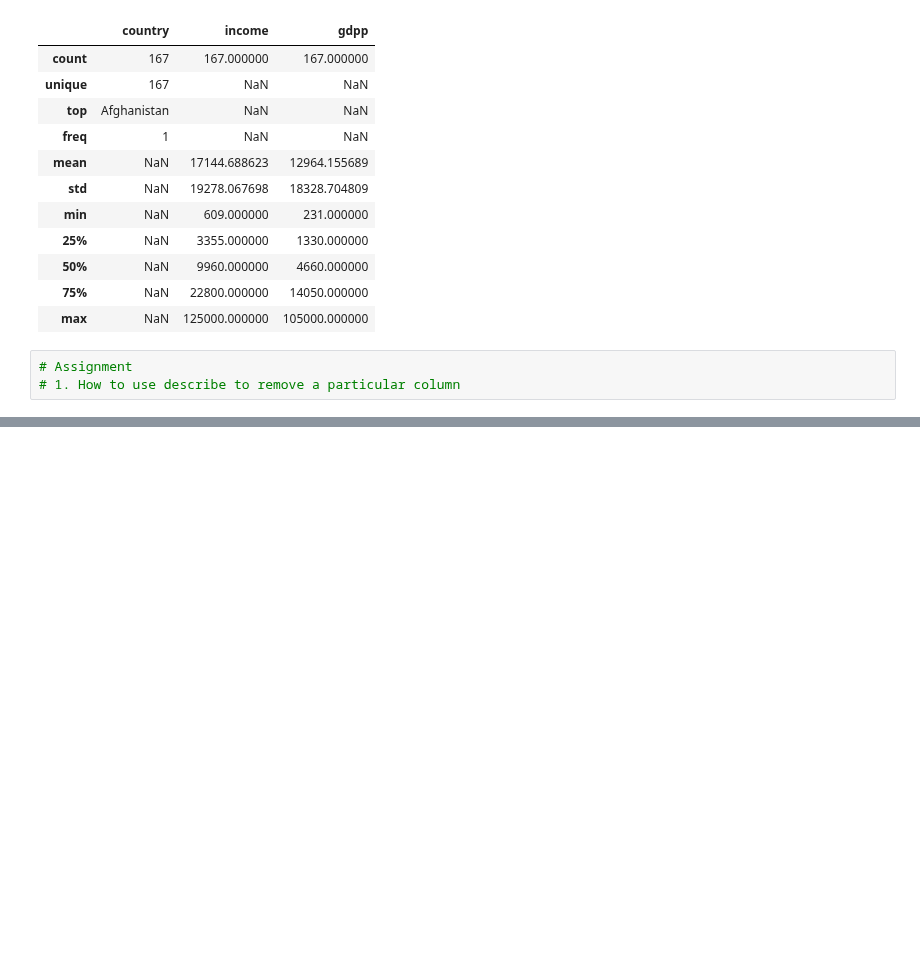
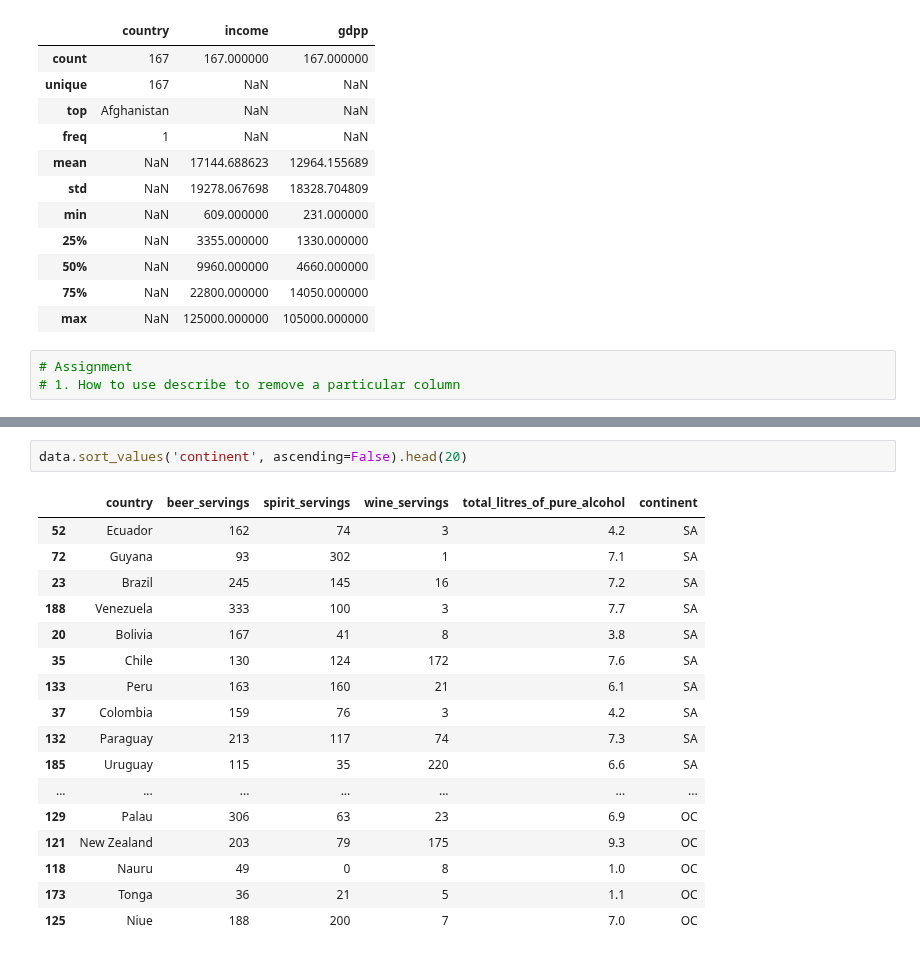
Before and after one commit to OxwardInc/Industrial-Training, a Jupyter notebook: Class/Week 16/pandas.ipynb, the cells around one changed output, grey strips where cells are left out. Cells and saved outputs as stored; diff of their text form; blank space fills up the shorter version.

```diff
--- a/Class/Week 16/pandas.ipynb
+++ b/Class/Week 16/pandas.ipynb
@@ -425,0 +602,20 @@ country_data.describe(include=[int, object])
+# %%
+data.sort_values('continent', ascending=False).head(20)
+# %% [output]
+|  | country | beer_servings | spirit_servings | wine_servings | total_litres_of_pure_alcohol | continent |
+| 52 | Ecuador | 162 | 74 | 3 | 4.2 | SA |
+| 72 | Guyana | 93 | 302 | 1 | 7.1 | SA |
+| 23 | Brazil | 245 | 145 | 16 | 7.2 | SA |
+| 188 | Venezuela | 333 | 100 | 3 | 7.7 | SA |
+| 20 | Bolivia | 167 | 41 | 8 | 3.8 | SA |
+| 35 | Chile | 130 | 124 | 172 | 7.6 | SA |
+| 133 | Peru | 163 | 160 | 21 | 6.1 | SA |
+| 37 | Colombia | 159 | 76 | 3 | 4.2 | SA |
+| 132 | Paraguay | 213 | 117 | 74 | 7.3 | SA |
+| 185 | Uruguay | 115 | 35 | 220 | 6.6 | SA |
+| ... | ... | ... | ... | ... | ... | ... |
+| 129 | Palau | 306 | 63 | 23 | 6.9 | OC |
+| 121 | New Zealand | 203 | 79 | 175 | 9.3 | OC |
+| 118 | Nauru | 49 | 0 | 8 | 1.0 | OC |
+| 173 | Tonga | 36 | 21 | 5 | 1.1 | OC |
+| 125 | Niue | 188 | 200 | 7 | 7.0 | OC |
```
Also changed, not shown: parts of 25 cells of this notebook, 3 other files.
